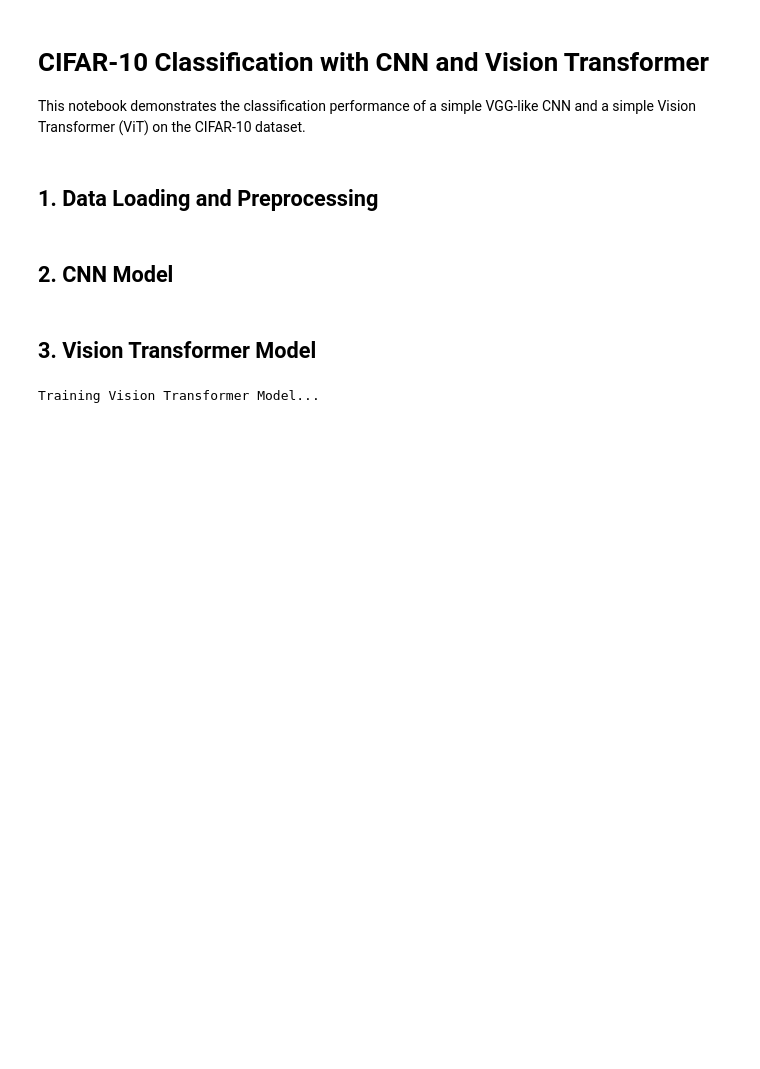
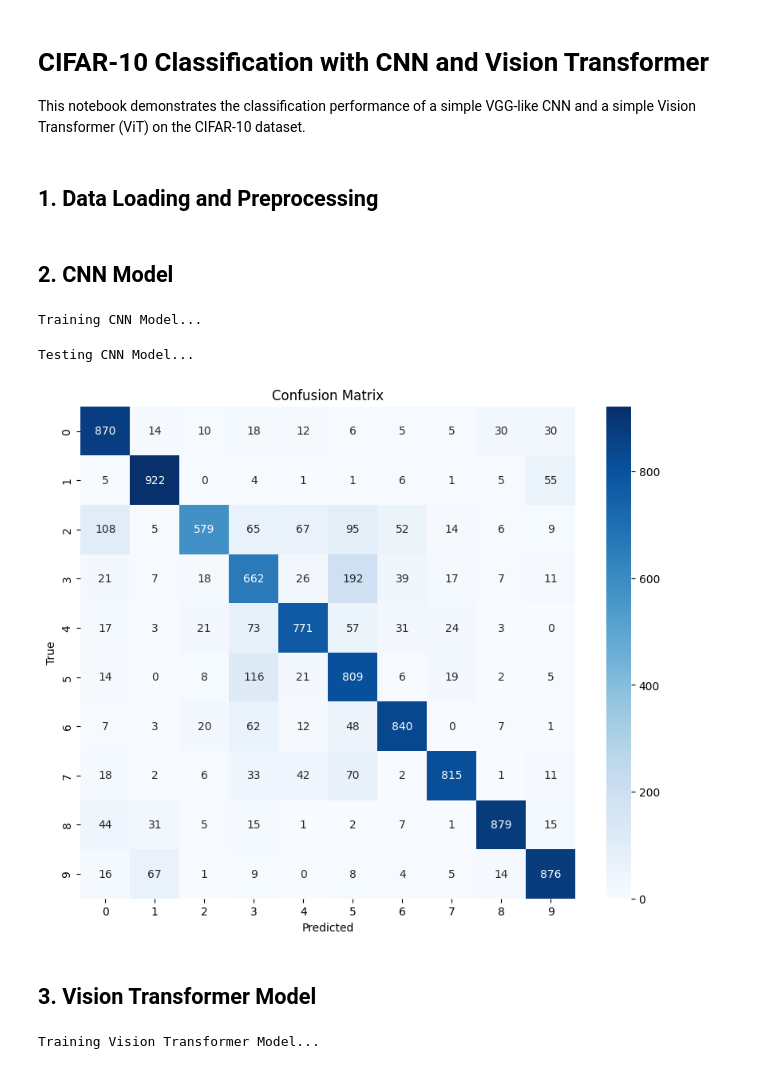
Before and after one commit to rbbh/deep_learning_practice, a Jupyter notebook: notebooks/demonstration.ipynb, the cells around one changed output. Drawn from its saved outputs; the diff is of its cells as text; code cells hidden in the pictures; blank space fills up the shorter version.

```diff
--- a/notebooks/demonstration.ipynb
+++ b/notebooks/demonstration.ipynb
@@ -20,15 +20,20 @@ train_loader, test_loader = preprocessor.get_data_loaders()
 # %% [markdown]
 ## 2. CNN Model
 # %%
-# print("Training CNN Model...")
-# cnn_model = SimpleVGG()
-# cnn_trainer = Trainer(cnn_model, train_loader, epochs=5)
-# cnn_trainer.train()
+print("Training CNN Model...")
+cnn_model = SimpleVGG()
+cnn_trainer = Trainer(cnn_model, train_loader, epochs=5)
+cnn_trainer.train()
+# %% [output]
+Training CNN Model...
 # %%
-# print("Testing CNN Model...")
-# cnn_tester = Tester(cnn_model, test_loader)
-# y_true_cnn, y_pred_cnn = cnn_tester.test()
-# cnn_tester.analyze(y_true_cnn, y_pred_cnn)
+print("Testing CNN Model...")
+cnn_tester = Tester(cnn_model, test_loader)
+y_true_cnn, y_pred_cnn = cnn_tester.test()
+cnn_tester.analyze(y_true_cnn, y_pred_cnn)
+# %% [output]
+Testing CNN Model...
+[figure, added]
 # %% [markdown]
 ## 3. Vision Transformer Model
 # %%
```
Also changed, not shown: parts of 1 cell of this notebook.
